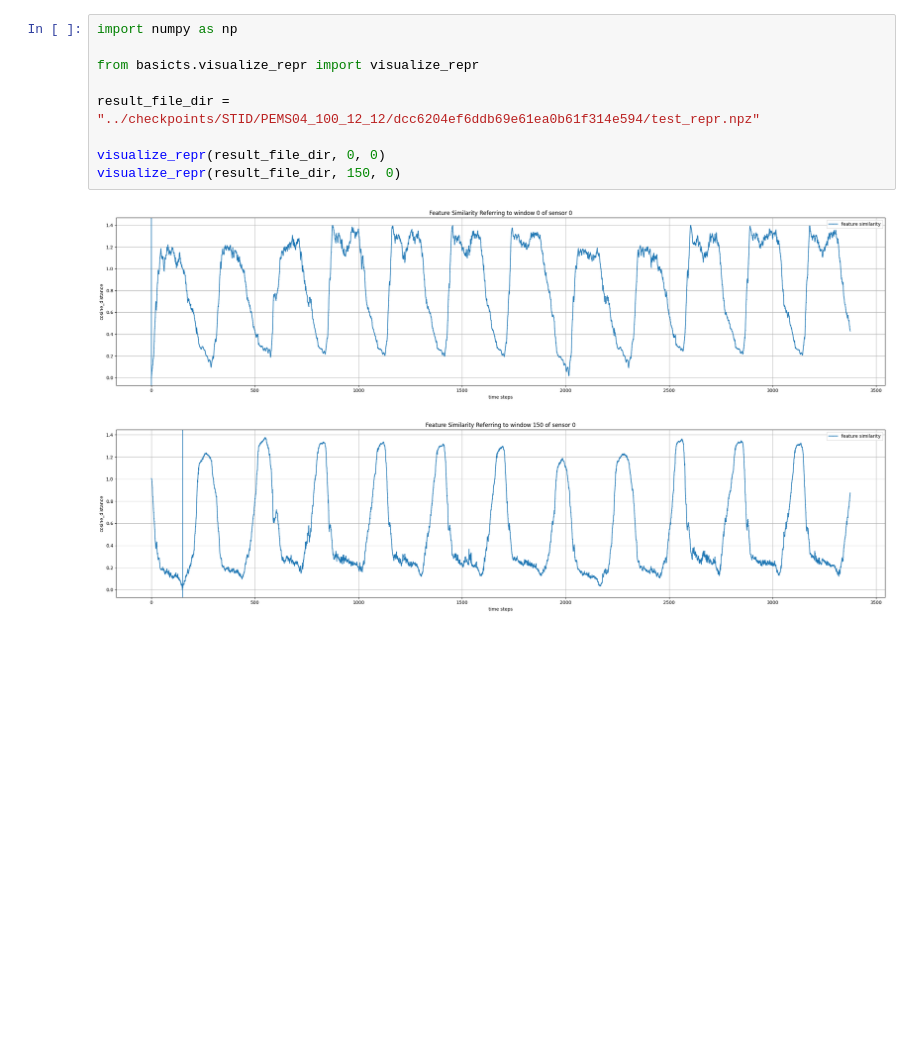
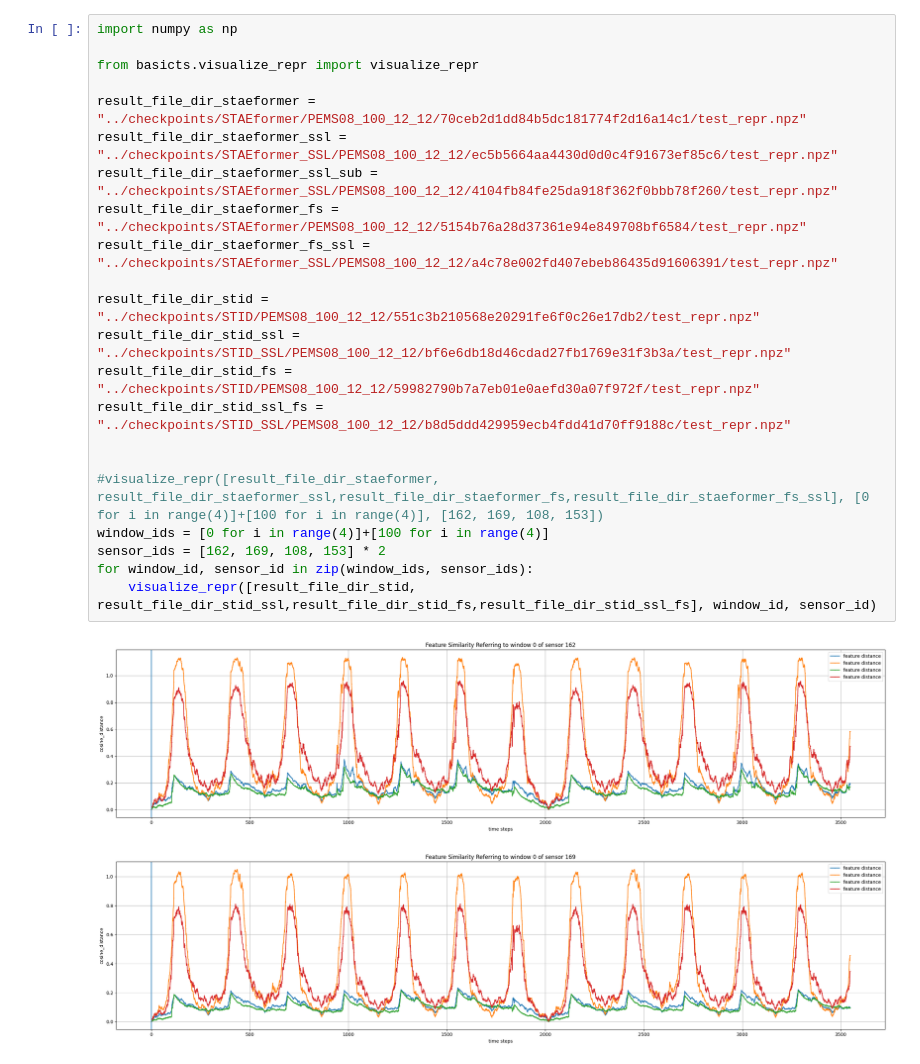
Before and after one commit to Dench991228/BasicTSD, a Jupyter notebook: basicts/visualize_repr.ipynb, the cells around one changed output. Drawn from its saved outputs; the diff is of its cells as text; blank space fills up the shorter version.

```diff
--- a/basicts/visualize_repr.ipynb
+++ b/basicts/visualize_repr.ipynb
@@ -1,12 +1,25 @@
 # %%
 import numpy as np
 
 from basicts.visualize_repr import visualize_repr
 
-result_file_dir = "../checkpoints/STID/PEMS04_100_12_12/dcc6204ef6ddb69e61ea0b61f314e594/test_repr.npz"
+result_file_dir_staeformer = "../checkpoints/STAEformer/PEMS08_100_12_12/70ceb2d1dd84b5dc181774f2d16a14c1/test_repr.npz"
+result_file_dir_staeformer_ssl = "../checkpoints/STAEformer_SSL/PEMS08_100_12_12/ec5b5664aa4430d0d0c4f91673ef85c6/test_repr.npz"
+result_file_dir_staeformer_ssl_sub = "../checkpoints/STAEformer_SSL/PEMS08_100_12_12/4104fb84fe25da918f362f0bbb78f260/test_repr.npz"
+result_file_dir_staeformer_fs = "../checkpoints/STAEformer/PEMS08_100_12_12/5154b76a28d37361e94e849708bf6584/test_repr.npz"
+result_file_dir_staeformer_fs_ssl = "../checkpoints/STAEformer_SSL/PEMS08_100_12_12/a4c78e002fd407ebeb86435d91606391/test_repr.npz"
 
-visualize_repr(result_file_dir, 0, 0)
-visualize_repr(result_file_dir, 150, 0)
+result_file_dir_stid = "../checkpoints/STID/PEMS08_100_12_12/551c3b210568e20291fe6f0c26e17db2/test_repr.npz"
+result_file_dir_stid_ssl = "../checkpoints/STID_SSL/PEMS08_100_12_12/bf6e6db18d46cdad27fb1769e31f3b3a/test_repr.npz"
+result_file_dir_stid_fs = "../checkpoints/STID/PEMS08_100_12_12/59982790b7a7eb01e0aefd30a07f972f/test_repr.npz"
+result_file_dir_stid_ssl_fs = "../checkpoints/STID_SSL/PEMS08_100_12_12/b8d5ddd429959ecb4fdd41d70ff9188c/test_repr.npz"
+
+
+#visualize_repr([result_file_dir_staeformer, result_file_dir_staeformer_ssl,result_file_dir_staeformer_fs,result_file_dir_staeformer_fs_ssl], [0 for i in range(4)]+[100 for i in range(4)], [162, 169, 108, 153])
+window_ids = [0 for i in range(4)]+[100 for i in range(4)]
+sensor_ids = [162, 169, 108, 153] * 2
+for window_id, sensor_id in zip(window_ids, sensor_ids):
+    visualize_repr([result_file_dir_stid, result_file_dir_stid_ssl,result_file_dir_stid_fs,result_file_dir_stid_ssl_fs], window_id, sensor_id)
 # %% [output]
-[figure, old version]
+[figure, new version]
-[figure, old version]
+[figure, new version]
```
Also changed, not shown: parts of 1 cell of this notebook, 10 other files.
